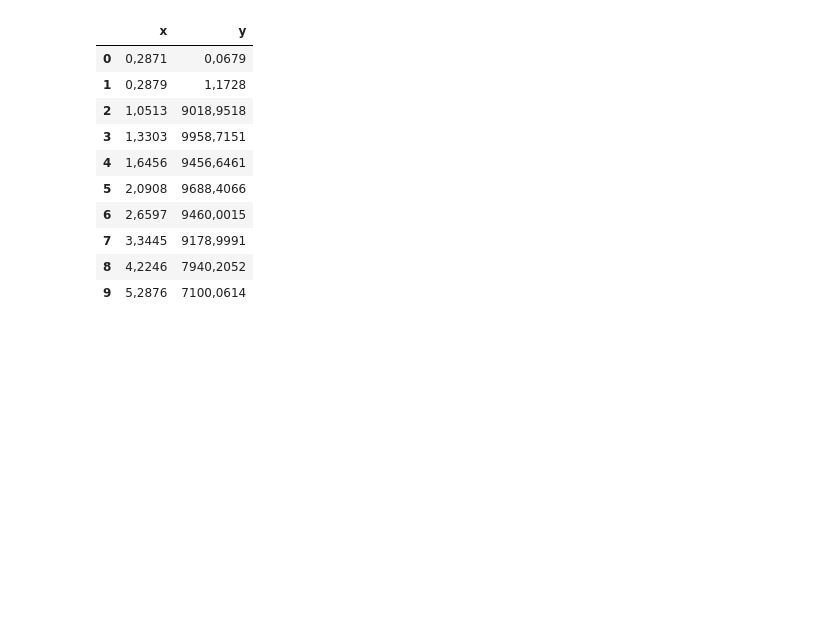
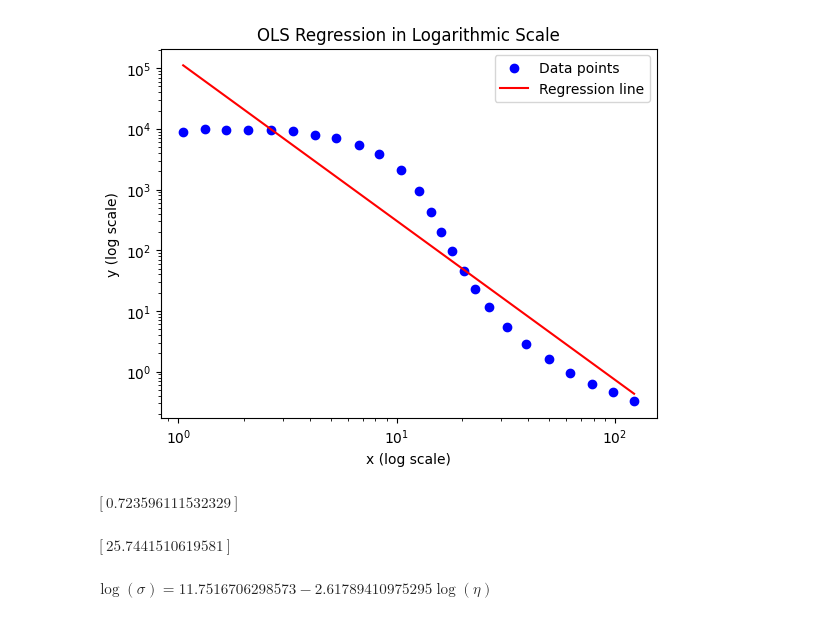
Before and after one commit to rclUPC/AdvancedFluidMechanics, a Jupyter notebook: 2-Rheology/Assignment2.ipynb, the cells around one changed output. Drawn from its saved outputs; the diff is of its cells as text; code cells hidden in the pictures; blank space fills up the shorter version.

Commit message:
Linear model implemented

```diff
--- a/2-Rheology/Assignment2.ipynb
+++ b/2-Rheology/Assignment2.ipynb
@@ -30,19 +55,65 @@ $\displaystyle \log{\left(\sigma \right)} = \log{\left(\eta \left(\frac{r {\Delt
 # %%
-DataFrame = pd.read_csv("Default Dataset (1).csv",header=None,names=["x","y"], delimiter=";")
+DataFrame = pd.read_csv("Default Dataset (1).csv",header=None,names=['x','y'], delimiter=";", decimal=",")
 
 
-model = smf.ols("y ~ x", DataFrame)  # 1. Define model of regression
+model = smf.ols('np.log(y) ~ np.log(x)', DataFrame)  # 1. Define model of regression
 result = model.fit()                   # 2. Adjust model of the data
 result.summary()
+
+
+display(result.params)
-# %% [output]
-|  | x | y |
-| 0 | 0,2871 | 0,0679 |
-| 1 | 0,2879 | 1,1728 |
-| 2 | 1,0513 | 9018,9518 |
-| 3 | 1,3303 | 9958,7151 |
-| 4 | 1,6456 | 9456,6461 |
-| 5 | 2,0908 | 9688,4066 |
-| 6 | 2,6597 | 9460,0015 |
-| 7 | 3,3445 | 9178,9991 |
-| 8 | 4,2246 | 7940,2052 |
-| 9 | 5,2876 | 7100,0614 |
+# %%
+intercept = result.params['Intercept']
+slope = result.params['np.log(x)']
+
+# Create a range of x values (log-transformed) for plotting the regression line in logarithmic space
+x_vals = DataFrame['x']  # Use the original x values for plotting the regression line in the original scale
+
+# Compute the y-values for the regression line in logarithmic space
+y_vals_log = intercept + slope * np.log(x_vals)  # Regression line equation in log scale
+
+# Convert the y-values back to the original scale using np.exp() for the plot
+y_vals = np.exp(y_vals_log)
+
+# Plot the data points (log-transformed)
+plt.scatter(DataFrame['x'], DataFrame['y'], color='blue', label='Data points')
+
+# Plot the regression line (on the original scale)
+plt.plot(x_vals, y_vals, color='red', label='Regression line')
+
+# Set logarithmic scale for both axes
+plt.xscale('log')
+plt.yscale('log')
+
+# Adding labels and title
+plt.xlabel('x (log scale)')
+plt.ylabel('y (log scale)')
+plt.title('OLS Regression in Logarithmic Scale')
+
+# Show legend
+plt.legend()
+
+# Display the plot
+plt.show()
+# %% [output]
+[figure, added]
+# %%
+Aeq = n/(n-1)
+Beq = -sp.log(K)/(n-1)
+
+nVal = sp.solve(sp.Eq(Aeq , slope),n)
+Beq = Beq.subs(n,nVal[0])
+KVal = sp.solve(sp.Eq(Beq , intercept),K)
+
+Aeq = Aeq.subs({n:nVal[0], K: KVal[0]})
+Beq = Beq.subs({n:nVal[0], K: KVal[0]})
+
+LinearModel = logExpr.subs({A:Aeq, B: Beq})
+display(nVal)
+display(KVal)
+
+display(LinearModel)
+# %% [output]
+$\displaystyle \left[ 0.723596111532329\right]$
+$\displaystyle \left[ 25.7441510619581\right]$
+$\displaystyle \log{\left(\sigma \right)} = 11.7516706298573 - 2.61789410975295 \log{\left(\eta \right)}$
```
Also changed, not shown: parts of 1 cell of this notebook.
